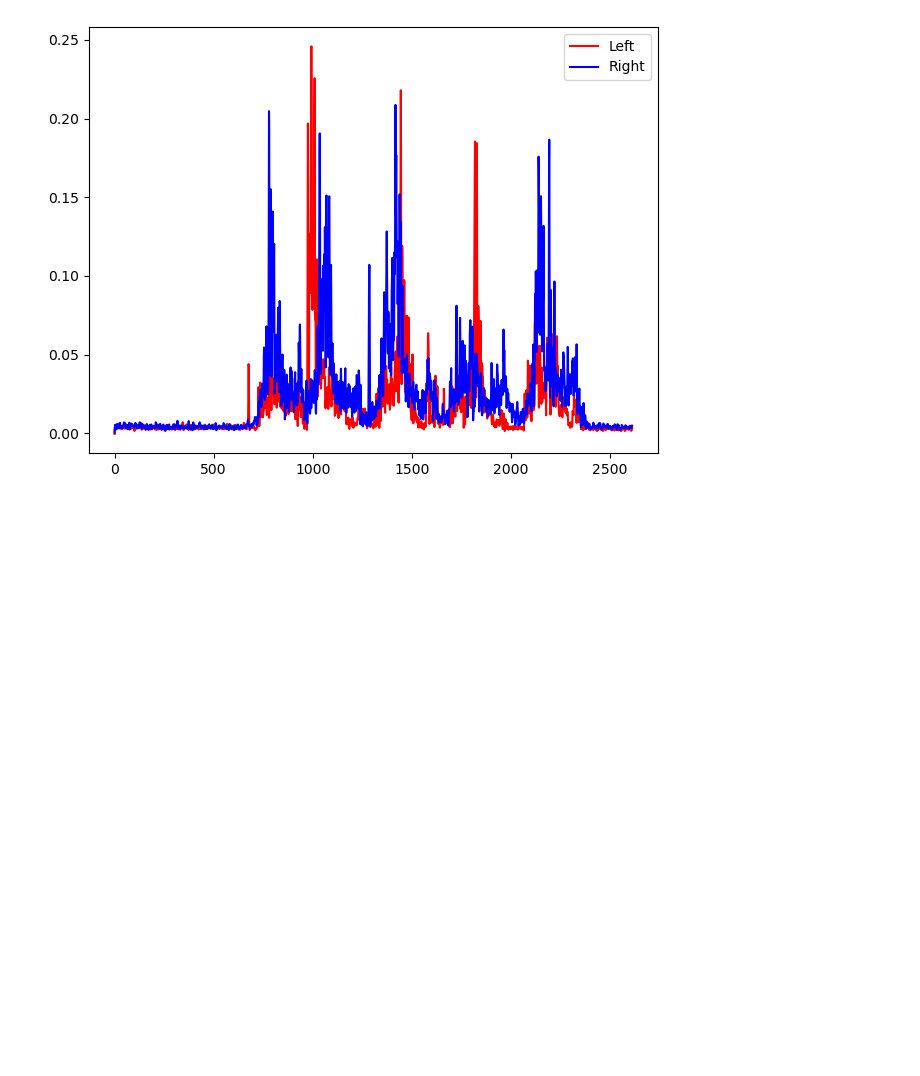
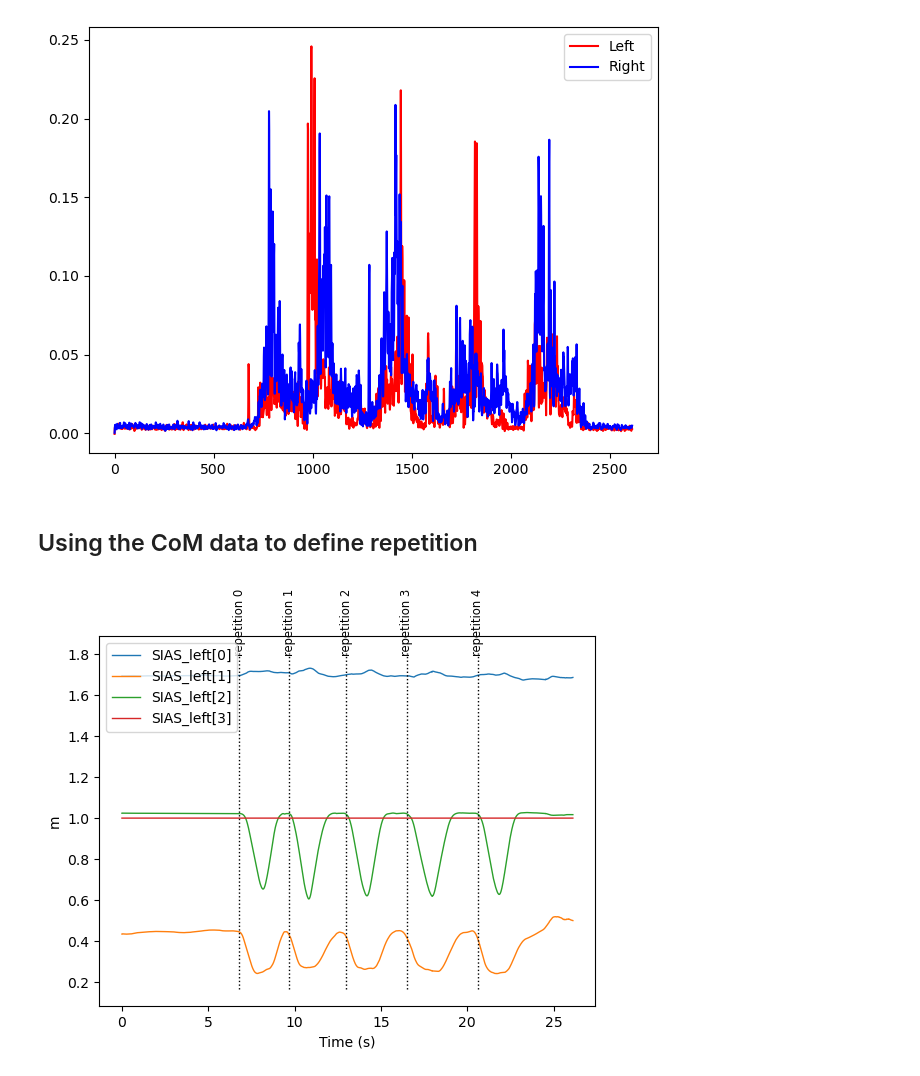
Before and after one commit to MuhammadUtoro/biomechanics, a Jupyter notebook: RF_RvsRF_L.ipynb, the cells around one changed output. Saved outputs shown, nothing was run; the diff lists cells and outputs as text; code cells hidden in the pictures; blank space fills up the shorter version.

Commit message:
Using CoM to define the trials/repetitions

```diff
--- a/RF_RvsRF_L.ipynb
+++ b/RF_RvsRF_L.ipynb
@@ -50,3 +50,26 @@ plt.legend()
 plt.tight_layout()
 # %% [output]
 [figure]
+# %% [markdown]
+## Using the CoM data to define repetition
+# %%
+mrkr_info = c3d_contents["Points"]
+mrkr_data = mrkr_info.data
+r_asis = mrkr_info.get_subset(["SIAS_right"])
+l_asis = mrkr_info.get_subset(["SIAS_left"])
+# l_asis.data["SIAS_left"][:,2]
+# plt.plot(l_asis.data["SIAS_left"][:,2])
+l_asis = l_asis.add_event(6.80,"repetition")
+l_asis = l_asis.add_event(9.70,"repetition")
+l_asis = l_asis.add_event(13.0,"repetition")
+l_asis = l_asis.add_event(16.50,"repetition")
+l_asis = l_asis.add_event(20.60,"repetition")
+l_asis.plot()
+# mrkr_info.time = mrkr_info.time/100
+# mrkr_info.data["CoM"] = (r_asis.data["SIAS_right"] + l_asis.data["SIAS_left"])/2
+# CoM = mrkr_info.data["CoM"]
+# CoM = mrkr_info.get_subset(["CoM"])
+# CoM.plot()
+# Since there are many NaNs we for now we use only l_asis
+# %% [output]
+[figure, added]
```
